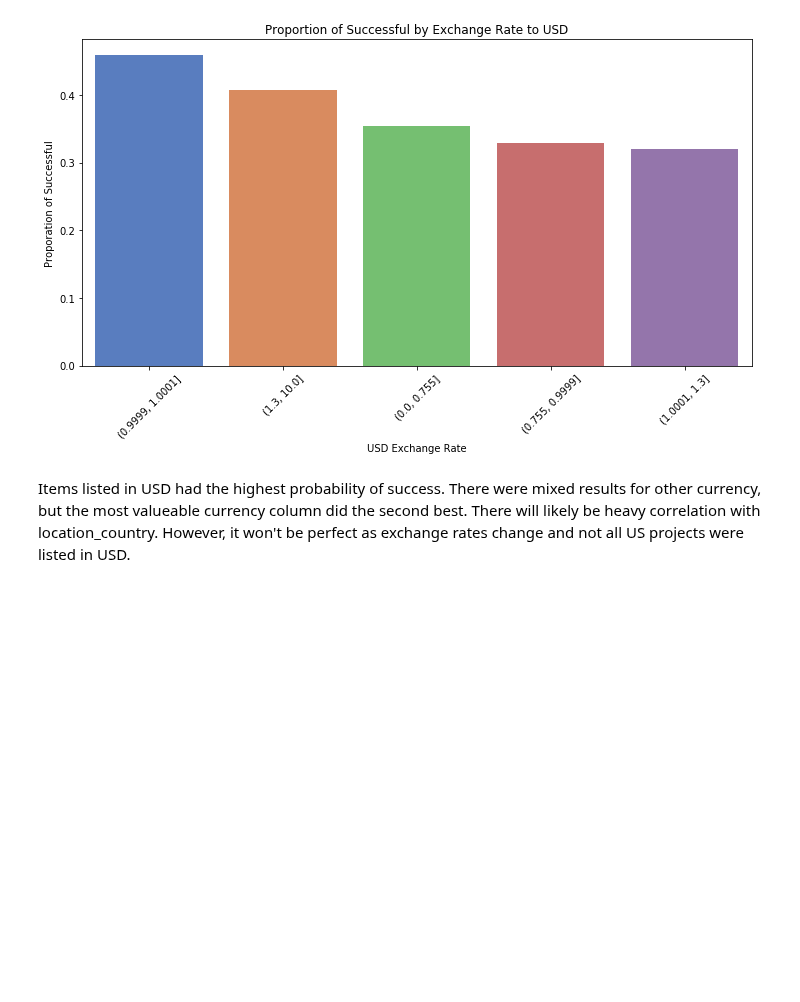
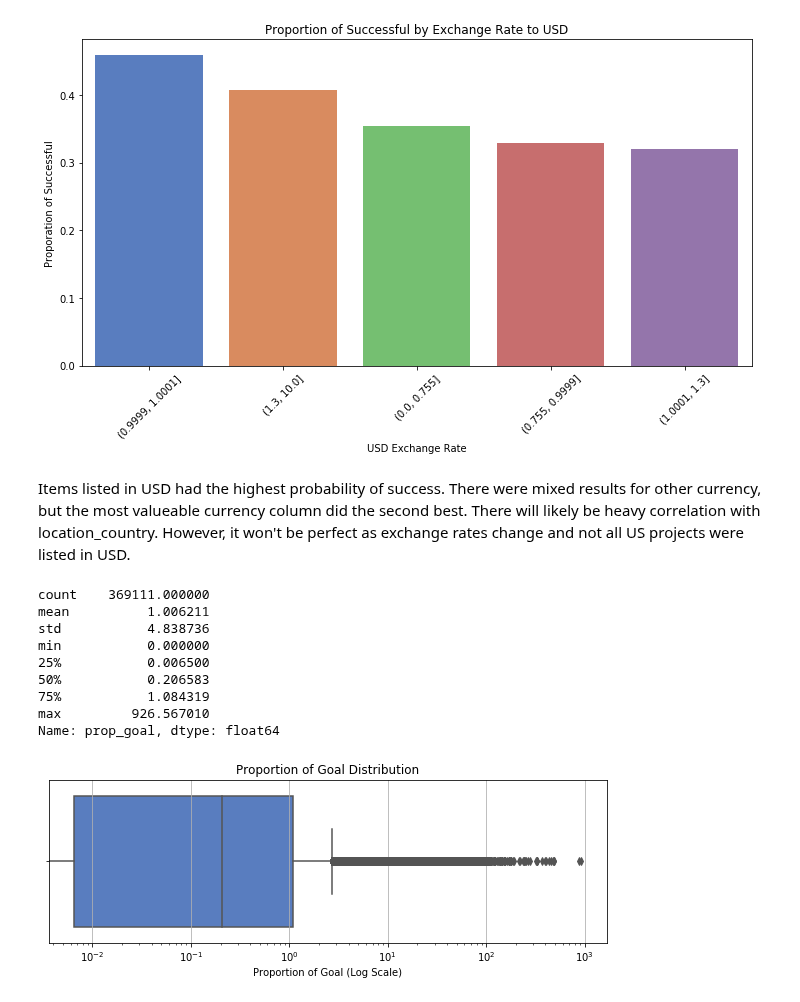
Before and after one commit to dwitten392/Springboard---DW, a Jupyter notebook: Capstone 1 - Kickstarter/Kickstarter Projects - Cleaning and Visualization.ipynb, the cells around one changed output. Cells and saved outputs as stored; diff of their text form; code cells hidden in the pictures; blank space fills up the shorter version.

```diff
--- a/Capstone 1 - Kickstarter/Kickstarter Projects - Cleaning and Visualization.ipynb
+++ b/Capstone 1 - Kickstarter/Kickstarter Projects - Cleaning and Visualization.ipynb
@@ -662,3 +611,25 @@ Name: cut_static_rate, dtype: int64
 [figure]
 # %% [markdown]
 Items listed in USD had the highest probability of success. There were mixed results for other currency, but the most valueable currency column did the second best. There will likely be heavy correlation with location_country. However, it won't be perfect as exchange rates change and not all US projects were listed in USD.
+# %%
+#look at proportion of goal column
+print(cleaned_data.prop_goal.describe())
+
+#looking distribution of the prop_goal column
+f, ax = plt.subplots(figsize=(10, 3))
+ax.set_xscale("log")
+sns.boxplot(x="prop_goal", data=cleaned_data, palette = 'muted')
+ax.xaxis.grid(True)
+ax.set(ylabel="", xlabel = "Proportion of Goal (Log Scale)", title = 'Proportion of Goal Distribution')
+plt.show()
+# %% [output]
+count    369111.000000
+mean          1.006211
+std           4.838736
+min           0.000000
+25%           0.006500
+50%           0.206583
+75%           1.084319
+max         926.567010
+Name: prop_goal, dtype: float64
+[figure, added]
```
Also changed, not shown: parts of 23 cells of this notebook.
